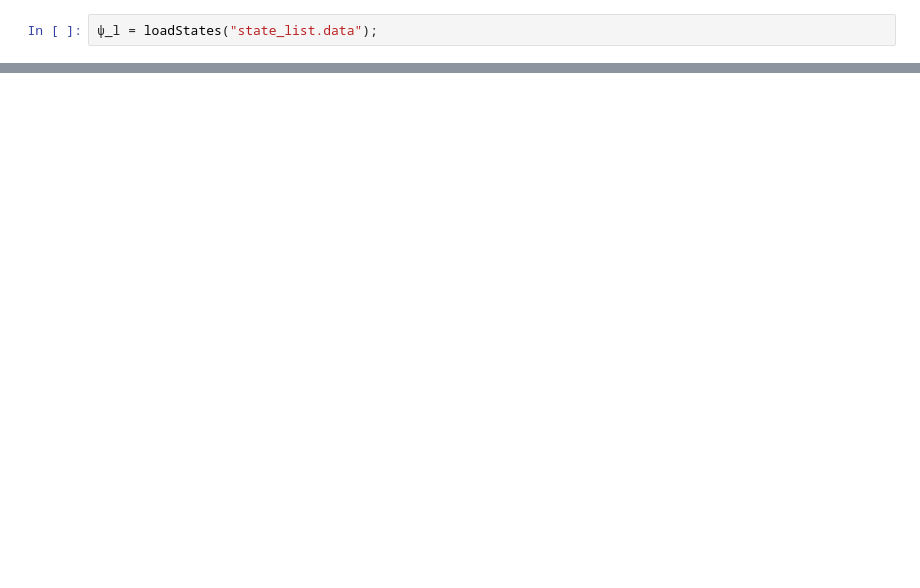
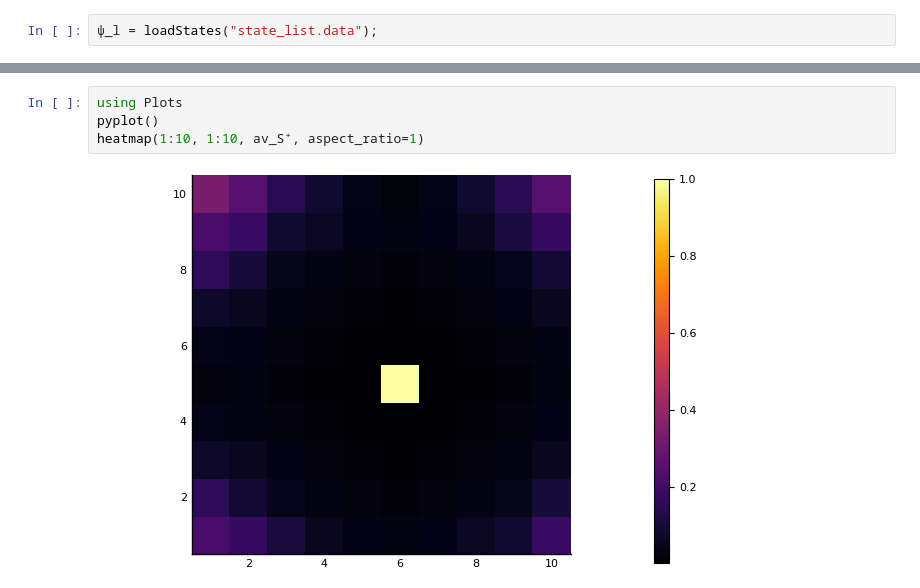
Before and after one commit to 9cco/finite-temp-vortex-lattice, a Jupyter notebook: Notebooks/Note 24 - Saving and loading array of states.ipynb, the cells around one changed output, grey strips where cells are left out. Saved outputs shown, nothing was run; the diff lists cells and outputs as text; blank space fills up the shorter version.

```diff
--- a/Notebooks/Note 24 - Saving and loading array of states.ipynb
+++ b/Notebooks/Note 24 - Saving and loading array of states.ipynb
@@ -260 +1298,7 @@ loadStates (generic function with 1 method)
+# %%
+using Plots
+pyplot()
+heatmap(1:10, 1:10, av_S⁺, aspect_ratio=1)
+# %% [output]
+[figure, added]
 # %%
```
Also changed, not shown: parts of 80 cells of this notebook, 11 other files.
